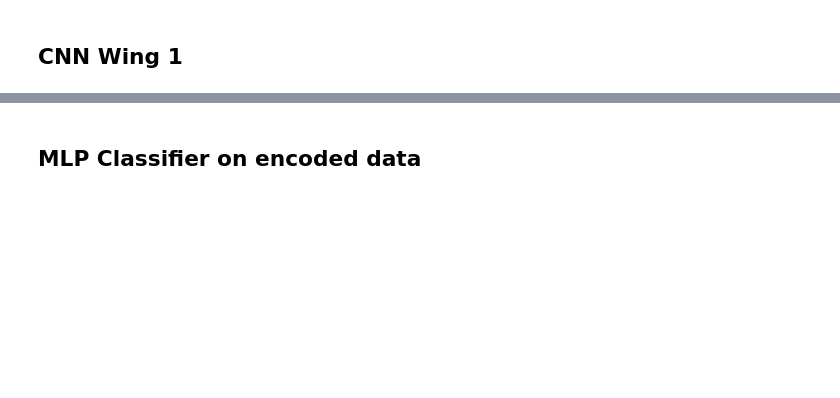
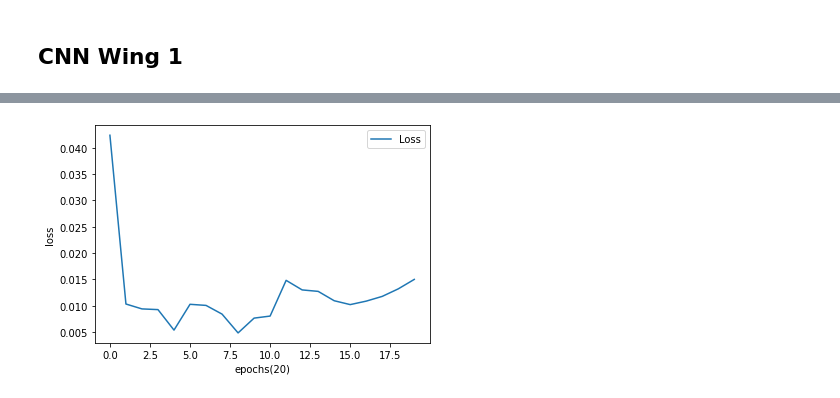
Before and after one commit to acen20/DEL, a Jupyter notebook: deep-ensemble-jet/notebooks/cnn1.ipynb, the cells around one changed output, grey strips where cells are left out. Drawn from its saved outputs; the diff is of its cells as text; code cells hidden in the pictures; blank space fills up the shorter version.

```diff
--- a/deep-ensemble-jet/notebooks/cnn1.ipynb
+++ b/deep-ensemble-jet/notebooks/cnn1.ipynb
@@ -122,6 +182,9 @@ current_dims = len(df.columns)-1
 # %%
-pt_x_train = X_train
-pt_y_train = torch.tensor(y_train, dtype=torch.float).type(torch.LongTensor)
+device = 'cuda' if torch.cuda.is_available() else 'cpu'
+pt_x_train = X_train.to(device)
+pt_y_train = torch.tensor(y_train, dtype=torch.float).type(torch.LongTensor).to(device)
+X_test = X_test.to(device)
+y_test = torch.tensor(y_test, dtype=torch.float).type(torch.LongTensor).to(device)
 pt_train = TensorDataset(pt_x_train, pt_y_train)
 pt_train = DataLoader(pt_train, batch_size=64)
 # %%
@@ -139,12 +202,12 @@ class CNN1(nn.Module):
             nn.ReLU(),
             nn.BatchNorm2d(3),
             nn.Flatten(),
-            nn.Linear(96, 15),
+            nn.Linear(96, 32),
             nn.ReLU()
         )
 
         self.clf = nn.Sequential(
-            nn.Linear(15,23),
+            nn.Linear(32,5),
         )
 
     def forward(self, x):
@@ -154,11 +217,11 @@ class CNN1(nn.Module):
     def transform(self, x):
         return self.cnn(x)
 # %%
-cnn = CNN1()
+cnn = CNN1().to(device)
 criterion = nn.CrossEntropyLoss()
-optimizer = torch.optim.Adam(cnn.parameters(), lr = 4e-4)
+optimizer = torch.optim.Adam(cnn.parameters(), lr = 4e-3)
 # %%
-num_epochs = 100
+num_epochs = 20
 outputs = []
 losses = []
 for epoch in range(num_epochs):
@@ -178,8 +257,10 @@ KeyboardInterrupt:
 # %%
 plt.plot(losses)
 plt.xlabel(f"epochs({num_epochs})")
 plt.ylabel(f"loss")
-_ = plt.legend(['Loss(D)'])
+_ = plt.legend(['Loss'])
+# %% [output]
+[figure, added]
 # %%
 cnn.eval()
 with torch.no_grad():
@@ -193,2 +268,0 @@ X_test = encoded_test_X.detach().numpy()
-# %% [markdown]
-## MLP Classifier on encoded data
```
Also changed, not shown: parts of 28 cells of this notebook, 2 other files.
